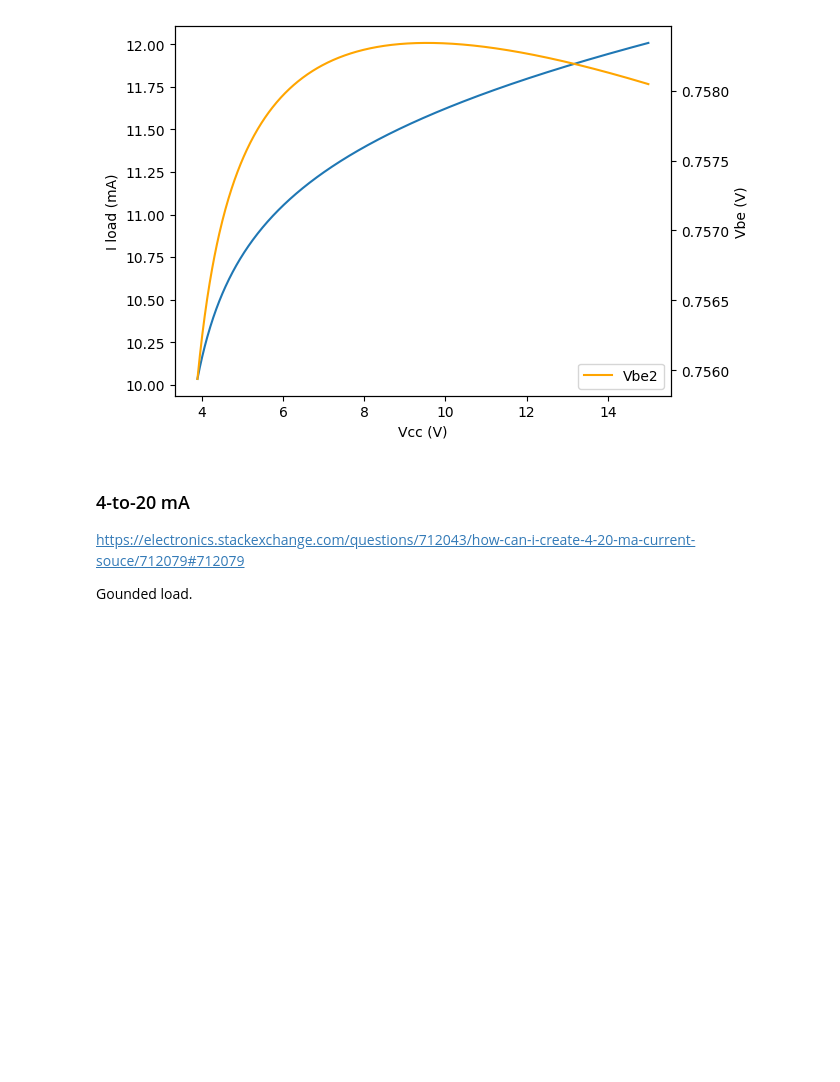
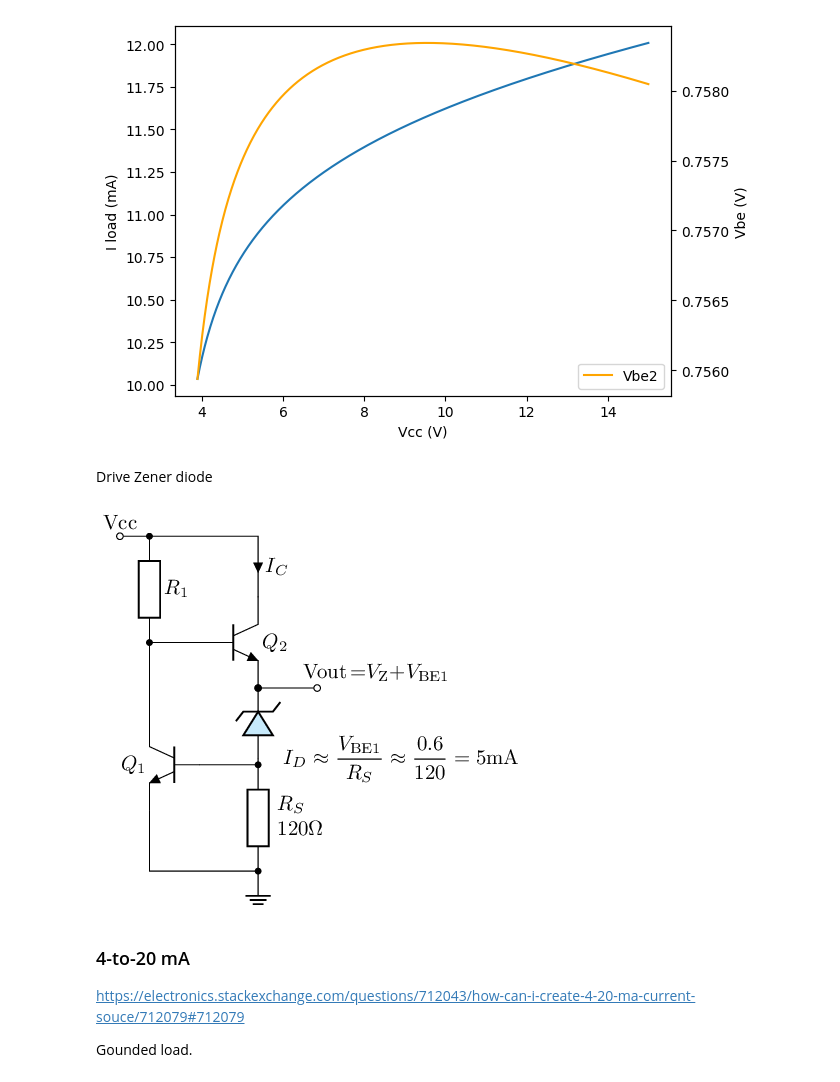
Before and after one commit to chenshuo/nuedc, a Jupyter notebook: docs/bjt-circuits.ipynb, the cells around one changed output. Saved outputs shown, nothing was run; the diff lists cells and outputs as text; code cells hidden in the pictures; blank space fills up the shorter version.

```diff
--- a/docs/bjt-circuits.ipynb
+++ b/docs/bjt-circuits.ipynb
@@ -648,6 +648,30 @@ plt.legend(loc='lower right')
 range 12.01 mA
 <matplotlib.legend.Legend at 0x...>
 [figure]
+# %% [markdown]
+Drive Zener diode
+# %%
+%%tikz -ct -p amsmath
+
+\newcommand{\uv}[1]{\ensuremath{V_\mathrm{#1}}}
+\ctikzset{diodes/fill=cyan!20, transistors/arrow pos=end, transistors/fill=cyan!20, european resistors}
+\draw (0, 0) node [above] {Vcc}
+    to [short, o-] ++(0.5, 0) coordinate(A)
+    to [R, *-*, l={$R_1$}, bipoles/length=1.2cm] ++(0, -1.8) coordinate (B)
+    to [short] ++(1.0, 0)
+    node [npn, anchor=B] (Q1) {$Q_2$};
+\draw (A) to [short] (A-|Q1.C) to [short,i={$I_C$}] (Q1.C);
+\draw (Q1.E) to [short, *-o] ++(1, 0) ++(1,0) node [above] {Vout\,=\uv{Z}+\uv{BE1}};
+\draw (Q1.E)
+    to [zzD, invert, mirror, bipoles/length=1cm] ++(0, -1.2) coordinate (D);
+\draw (B) to [short] ++(0, -1.3) node[npn, anchor=C, xscale=-1] (Q2) {};
+\draw (Q2) node[left=-2pt] {$Q_1$};
+\draw (Q2.B) -| (D);
+\draw (Q2.B -| Q1.E) to [R, l2={$R_S$ and $120\Omega$}, *-*, bipoles/length=1.2cm] ++(0, -1.8) coordinate(G) node[ground]{};
+\draw (Q2.E) |- (G);
+\draw (D)++(0.3, 0) node [right] {$I_D \approx\dfrac{\uv{BE1}}{R_S}\approx \dfrac{0.6}{120}=5$mA};
+# %% [output]
+[figure, added]
 # %% [markdown]
 ### 4-to-20 mA
 
```
Also changed, not shown: 1 other file.
